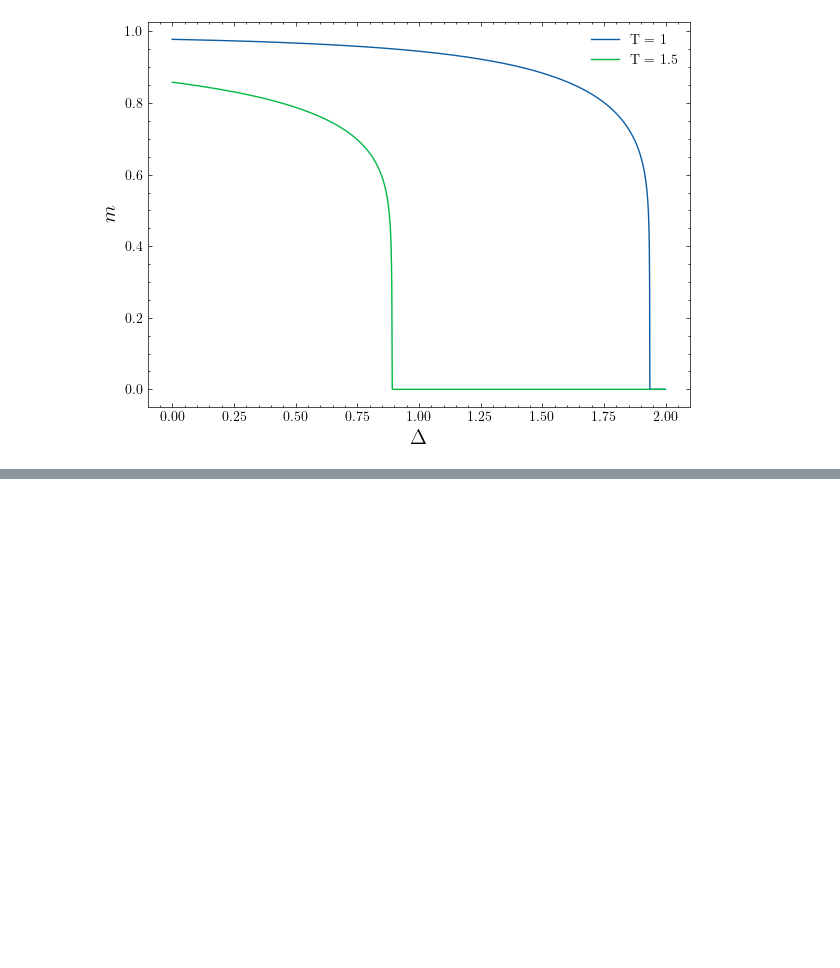
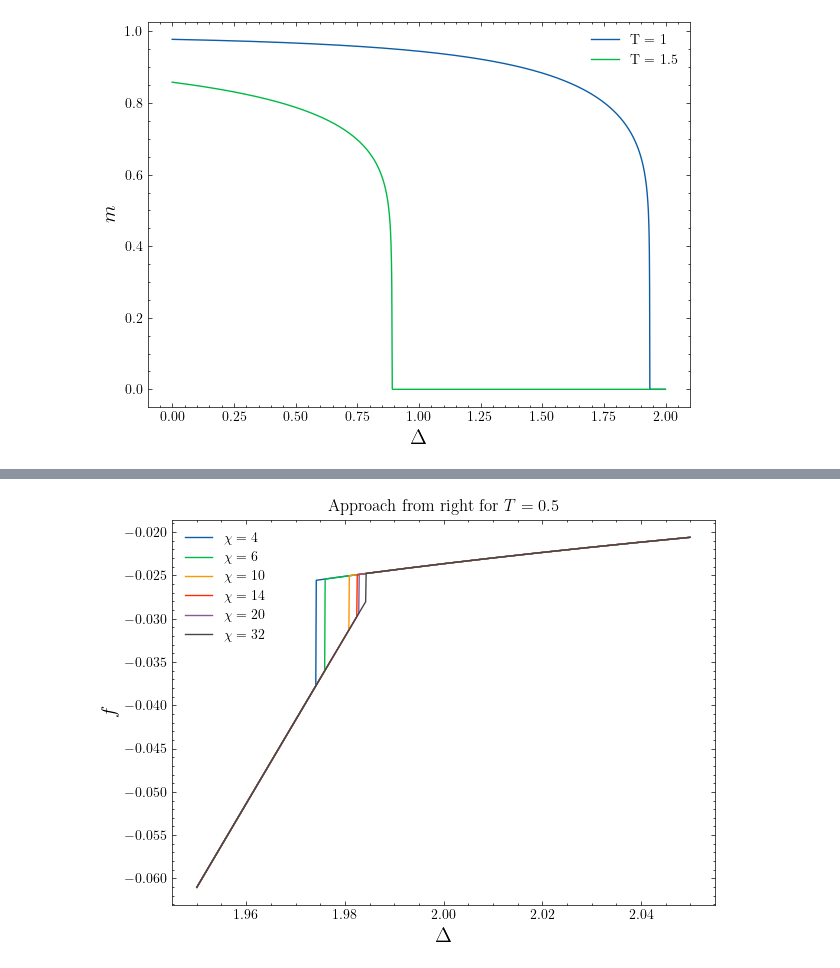
Before and after one commit to DerkNiessink/Blume, a Jupyter notebook: analysis/blume/second_order.ipynb, the cells around one changed output, grey strips where cells are left out. Cells and saved outputs as stored; diff of their text form; code cells hidden in the pictures; blank space fills up the shorter version.

```diff
--- a/analysis/blume/second_order.ipynb
+++ b/analysis/blume/second_order.ipynb
@@ -37,0 +88,13 @@ plt.show()
+# %%
+plt.figure(figsize = (7, 5))
+for chi in [4, 6, 10, 14, 20, 32]:
+    data = read("21-05 16:54", f"chi{chi}")
+    plt.plot(data["couplings"], compute(Prop.f, data), label=f"$\chi = {chi}$")
+
+plt.xlabel("$\Delta$", fontsize = 15)
+plt.ylabel("$f$", fontsize = 15)
+plt.legend()
+plt.title("Approach from right for $T = 0.5$")
+plt.show()
+# %% [output]
+[figure, added]
```
Also changed, not shown: parts of 13 cells of this notebook, 6 other files.
